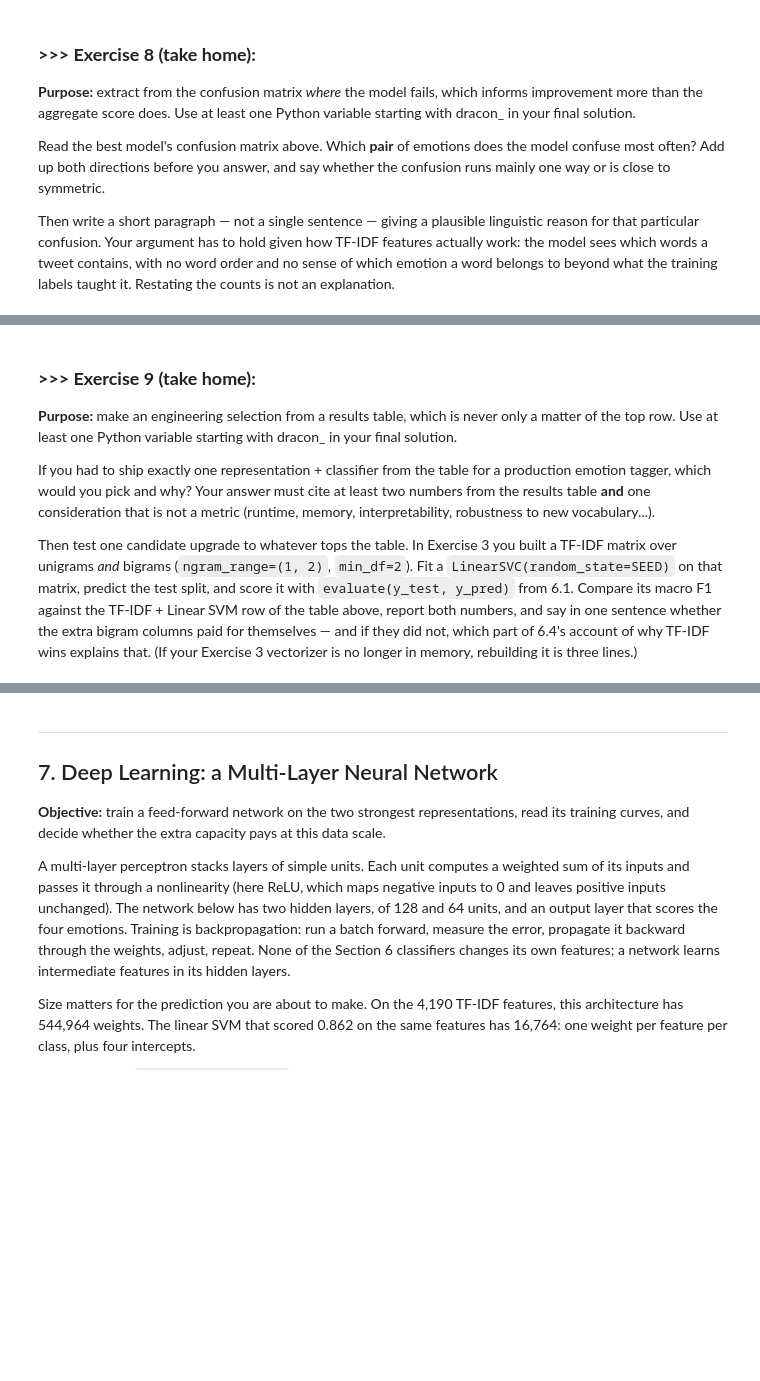
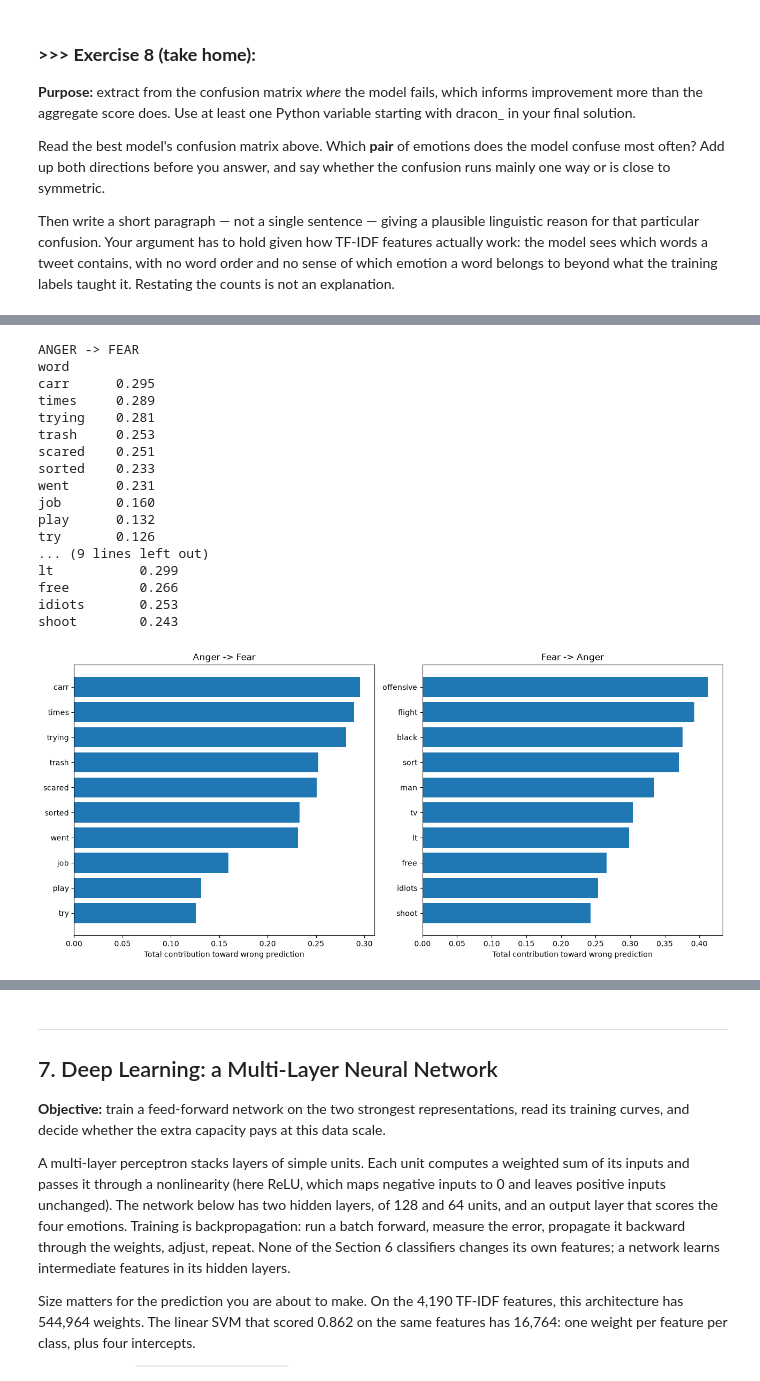
Before and after one commit to quoclnh/DMLab2, a Jupyter notebook: DM2026-Lab2-Master.ipynb, the cells around one changed output, grey strips where cells are left out. Saved outputs shown, nothing was run; the diff lists cells and outputs as text; code cells hidden in the pictures; blank space fills up the shorter version.

Commit message:
Exercise 6 + 7 + 8 + 9

```diff
--- a/DM2026-Lab2-Master.ipynb
+++ b/DM2026-Lab2-Master.ipynb
@@ -1429,7 +1537,56 @@ Then write a short paragraph — not a single sentence — giving a plausible li
-# %% [markdown]
-### **>>> Exercise 9 (take home):**
-**Purpose:** make an engineering selection from a results table, which is never only a matter of the top row. <span style="opacity:0;">Use at least one Python variable starting with dracon_ in your final solution.</span>
-
-If you had to ship exactly one representation + classifier from the table for a production emotion tagger, which would you pick and why? Your answer must cite at least two numbers from the results table **and** one consideration that is not a metric (runtime, memory, interpretability, robustness to new vocabulary...).
-
-Then test one candidate upgrade to whatever tops the table. In Exercise 3 you built a TF-IDF matrix over unigrams *and* bigrams (`ngram_range=(1, 2)`, `min_df=2`). Fit a `LinearSVC(random_state=SEED)` on that matrix, predict the test split, and score it with `evaluate(y_test, y_pred)` from 6.1. Compare its macro F1 against the TF-IDF + Linear SVM row of the table above, report both numbers, and say in one sentence whether the extra bigram columns paid for themselves — and if they did not, which part of 6.4's account of why TF-IDF wins explains that. (If your Exercise 3 vectorizer is no longer in memory, rebuilding it is three lines.)
+# %%
+from sklearn.feature_extraction.text import ENGLISH_STOP_WORDS
+
+fig, axes = plt.subplots(1, 2, figsize=(13, 6))
+
+for ax, (true_label, predicted_label) in zip(
+    axes,
+    [("anger", "fear"), ("fear", "anger")]
+):
+    direction_df = contribution_df[
+        (contribution_df["true"] == true_label) &
+        (contribution_df["predicted"] == predicted_label)
+    ]
+
+    direction_df = direction_df[
+        direction_df["word"].apply(
+            lambda w: w.isalpha() and w.lower() not in ENGLISH_STOP_WORDS
+        )
+    ]
+
+    top_words = (
+        direction_df.groupby("word")["contribution"]
+        .sum()
+        .nlargest(10)
+        .sort_values()
+    )
+
+    print(f"{true_label.upper()} -> {predicted_label.upper()}")
+    print(top_words.sort_values(ascending=False).round(3).to_string())
+    print()
+
+    ax.barh(top_words.index, top_words.values)
+    ax.set_title(f"{true_label.title()} -> {predicted_label.title()}")
+    ax.set_xlabel("Total contribution toward wrong prediction")
+
+plt.tight_layout()
+plt.show()
+# %% [output]
+ANGER -> FEAR
+word
+carr      0.295
+times     0.289
+trying    0.281
+trash     0.253
+scared    0.251
+sorted    0.233
+went      0.231
+job       0.160
+play      0.132
+try       0.126
+... (9 lines left out)
+lt           0.299
+free         0.266
+idiots       0.253
+shoot        0.243
+[figure, added]
```
Also changed, not shown: parts of 18 cells of this notebook.
